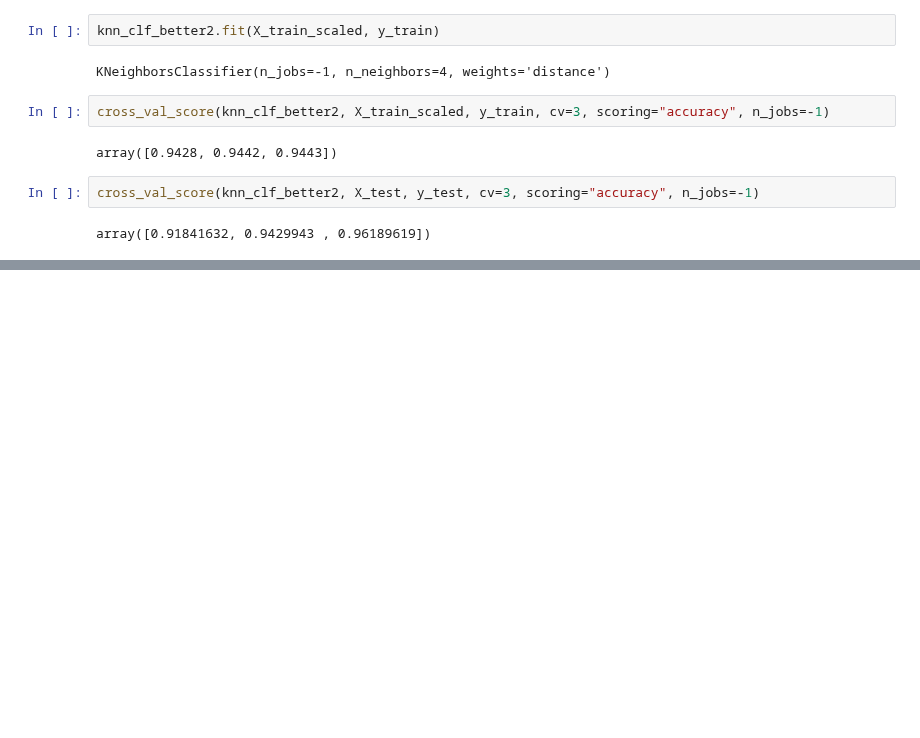
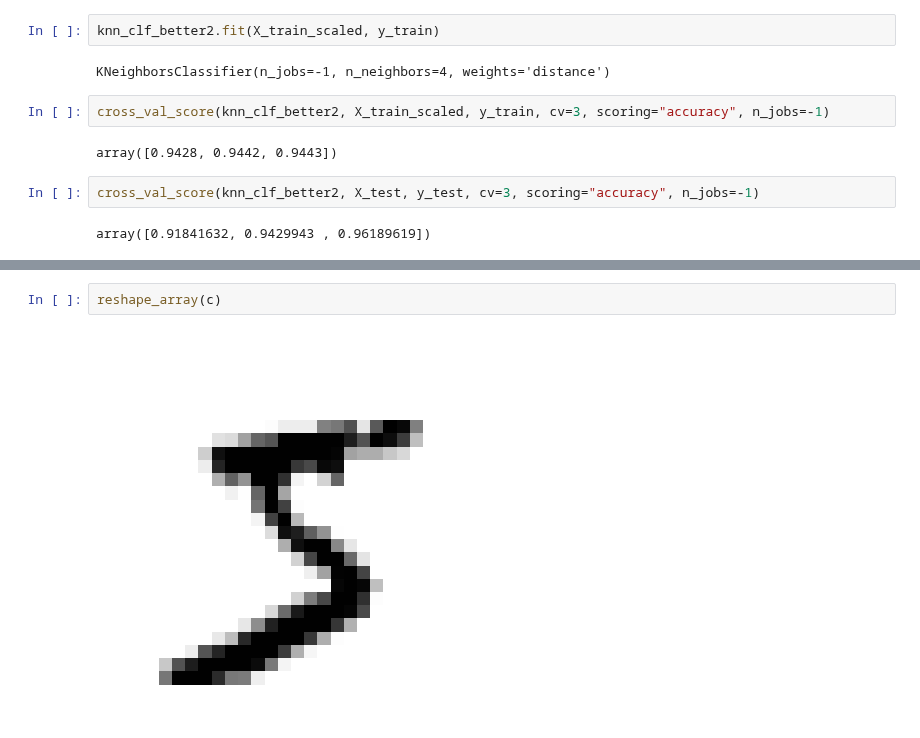
Before and after one commit to alinemitri/hands-on-ML-book, a Jupyter notebook: 03_project.ipynb, the cells around one changed output, grey strips where cells are left out. Drawn from its saved outputs; the diff is of its cells as text; blank space fills up the shorter version.

```diff
--- a/03_project.ipynb
+++ b/03_project.ipynb
@@ -547,0 +599,4 @@ array([0.91841632, 0.9429943 , 0.96189619])
+# %%
+reshape_array(c)
+# %% [output]
+[figure, added]
```
Also changed, not shown: parts of 19 cells of this notebook.
